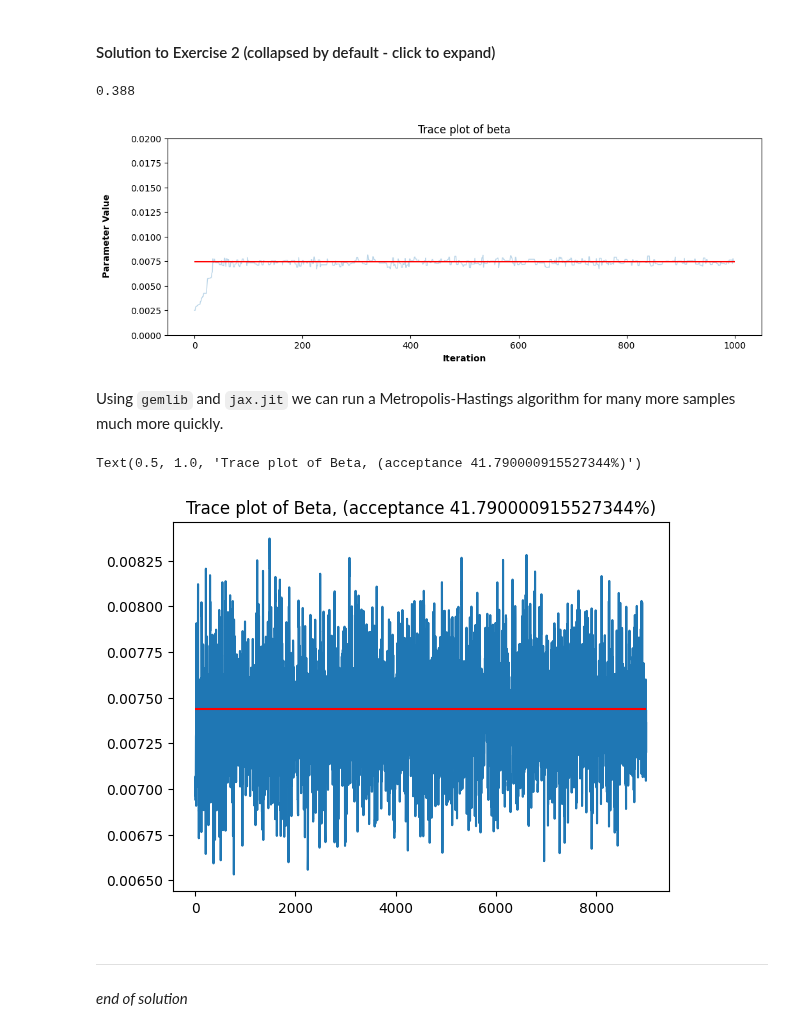
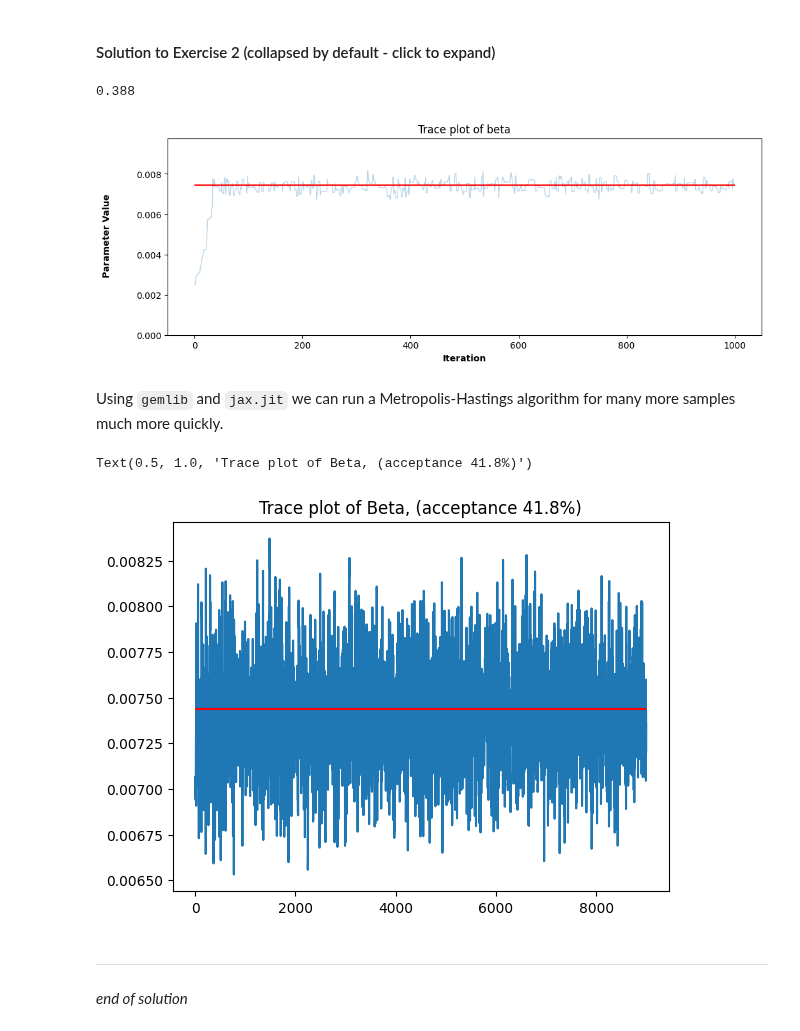
Before and after one commit to gem-epidemics/colab, a Jupyter notebook: iddinf/mh_implementation.ipynb, the cells around one changed output. Drawn from its saved outputs; the diff is of its cells as text; code cells hidden in the pictures.

```diff
--- a/iddinf/mh_implementation.ipynb
+++ b/iddinf/mh_implementation.ipynb
@@ -223,7 +235,8 @@ conditioned_model = model.experimental_pin(sir=sim_vals)
 def mh_accept(proposed_log_prob, current_log_prob, log_q_ratio, seed):
   """Decides whether to accept or reject a MH move"""
   log_acceptance_prob = proposed_log_prob - current_log_prob + log_q_ratio
-  u = tfd.Bernoulli(probs=jnp.exp(log_acceptance_prob), dtype=bool).sample(seed=seed)
+  acceptance_prob = jnp.minimum(1.0, jnp.exp(log_acceptance_prob))
+  u = tfd.Bernoulli(probs=acceptance_prob, dtype=bool).sample(seed=seed)
 
   return u
 
@@ -260,16 +273,14 @@ def mh_algo(
           loc=jnp.log(current_state), scale = proposal_distribution_scale
       )
 
-      # Draw proposal
+      # Draw proposal and compute log likelihood
       proposed_state = proposal_distn.sample(seed=proposal_seed)
+      proposed_log_prob = target_log_prob_fn(proposed_state)
 
       # Reverse proposal distribution
       rev_proposal_distn = tfp.distributions.LogNormal(
           loc=jnp.log(proposed_state), scale = proposal_distribution_scale
       )
-
-      # Compute proposed log likelihood
-      proposed_log_prob = target_log_prob_fn(proposed_state)
 
       # Calculate log proposal density ratio
       log_q_fwd = proposal_distn.log_prob(proposed_state)
@@ -314,30 +325,29 @@ _end of solution_
 # %%
 def trace_plot(samples):
     fig, ax = plt.subplots(1, 1, figsize=(12, 4))
 
     # trace plots for parameters
     ax.plot(samples, linewidth=1, alpha=0.3)
 
     # subtitles
     ax.set_title('Trace plot of beta')
     # axis limits
-    # ax[0].set_ylim(0., 0.4)
-    ax.set_ylim(0., 0.02)
+    ax.set_ylim(0., samples.max() * 1.2)
 
     # true value lines
     ax.hlines(xmin=0, xmax=samples.shape[0], y=beta_val, color="red")
 
     # plot level axis labels
     plt.xlabel('Iteration', fontweight="bold")
     fig.text(0.04, 0.5, 'Parameter Value', va='center', rotation='vertical', fontweight="bold")
 
 trace_plot(samples)
 
 acceptance_ratio = np.sum(accept)/num_samples
 print(acceptance_ratio)
 # %% [output]
 0.388
-[figure, old version]
+[figure, new version]
 # %% [markdown]
 Using `gemlib` and `jax.jit` we can run a Metropolis-Hastings algorithm for many more samples much more quickly.
 # %%
@@ -364,10 +374,10 @@ samples_rw, info = run_mcmc(
 
 plt.plot(samples_rw[1000:]) # burn in
 plt.hlines(xmin=0, xmax=samples_rw[1000:].shape[0], y=beta_val, color="red")
-plt.title(f'Trace plot of Beta, (acceptance {np.mean(info.is_accepted)*100}%)')
+plt.title(f'Trace plot of Beta, (acceptance {np.mean(info.is_accepted)*100:.1f}%)')
 # %% [output]
-Text(0.5, 1.0, 'Trace plot of Beta, (acceptance 41.790000915527344%)')
+Text(0.5, 1.0, 'Trace plot of Beta, (acceptance 41.8%)')
-[figure, old version]
+[figure, new version]
 # %% [markdown]
 ---
 _end of solution_
```
Also changed, not shown: parts of 5 cells of this notebook, 10 other files.
